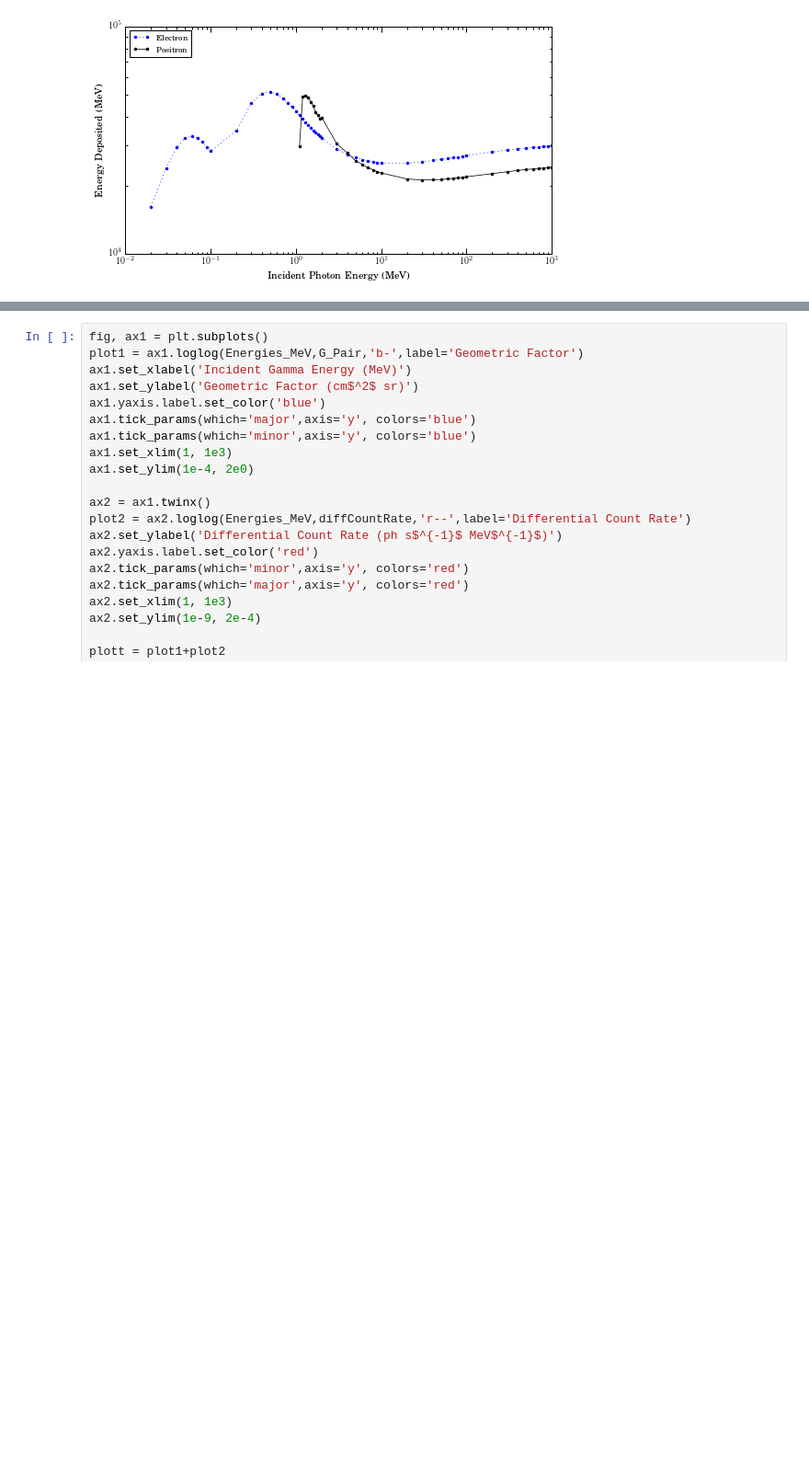
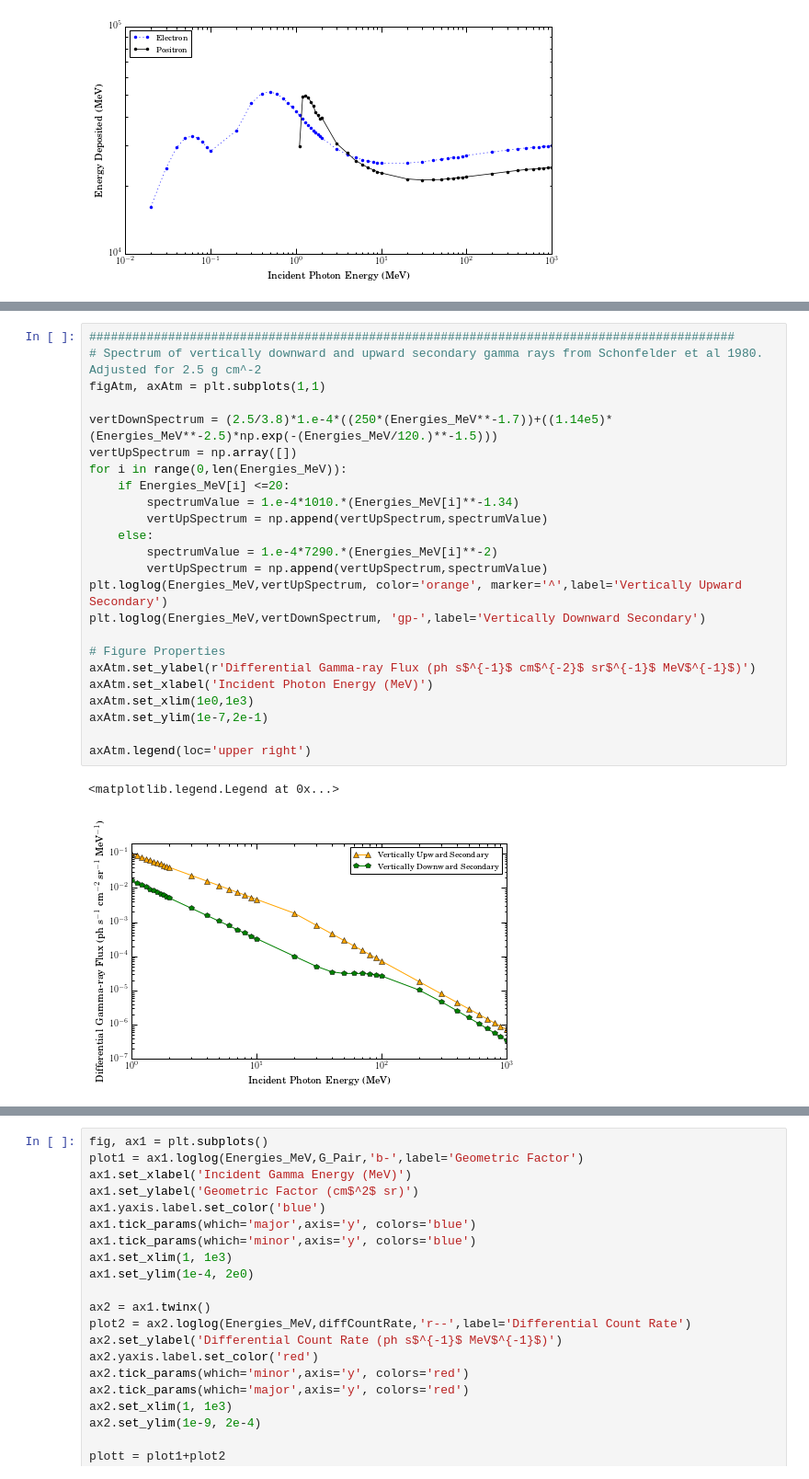
Before and after one commit to mkurnell/G4AdEPTCubeSat-Analysis, a Jupyter notebook: G4AdEPTCubeSat Geometry Factor.ipynb, the cells around one changed output, grey strips where cells are left out. Shown: that part at 92% size. Saved outputs shown, nothing was run; the diff lists cells and outputs as text; blank space fills up the shorter version.

```diff
--- a/G4AdEPTCubeSat Geometry Factor.ipynb
+++ b/G4AdEPTCubeSat Geometry Factor.ipynb
@@ -719 +731,28 @@ Plot saved to: ../G4AdEPTCubeSat_Results/Ar+CS2/Gammas/Source_Fluxes.pdf
 [figure]
+# %%
+##########################################################################################
+# Spectrum of vertically downward and upward secondary gamma rays from Schonfelder et al 1980. Adjusted for 2.5 g cm^-2
+figAtm, axAtm = plt.subplots(1,1)
+
+vertDownSpectrum = (2.5/3.8)*1.e-4*((250*(Energies_MeV**-1.7))+((1.14e5)*(Energies_MeV**-2.5)*np.exp(-(Energies_MeV/120.)**-1.5)))
+vertUpSpectrum = np.array([])
+for i in range(0,len(Energies_MeV)):
+    if Energies_MeV[i] <=20:
+        spectrumValue = 1.e-4*1010.*(Energies_MeV[i]**-1.34)
+        vertUpSpectrum = np.append(vertUpSpectrum,spectrumValue)
+    else:
+        spectrumValue = 1.e-4*7290.*(Energies_MeV[i]**-2)
+        vertUpSpectrum = np.append(vertUpSpectrum,spectrumValue)
+plt.loglog(Energies_MeV,vertUpSpectrum, color='orange', marker='^',label='Vertically Upward Secondary')
+plt.loglog(Energies_MeV,vertDownSpectrum, 'gp-',label='Vertically Downward Secondary')
+
+# Figure Properties
+axAtm.set_ylabel(r'Differential Gamma-ray Flux (ph s$^{-1}$ cm$^{-2}$ sr$^{-1}$ MeV$^{-1}$)')
+axAtm.set_xlabel('Incident Photon Energy (MeV)')
+axAtm.set_xlim(1e0,1e3)
+axAtm.set_ylim(1e-7,2e-1)
+
+axAtm.legend(loc='upper right')
+# %% [output]
+<matplotlib.legend.Legend at 0x...>
+[figure, added]
```
Also changed, not shown: parts of 12 cells of this notebook, 2 other files.
